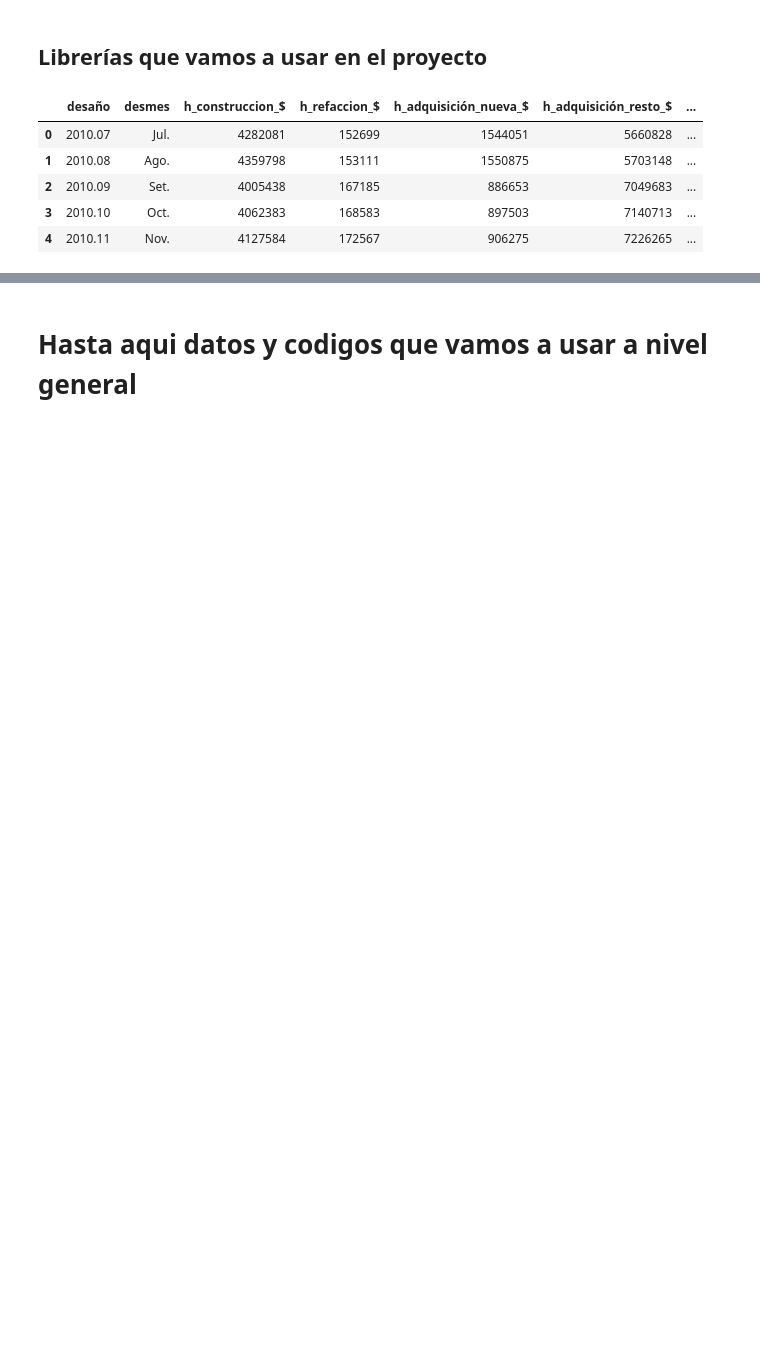
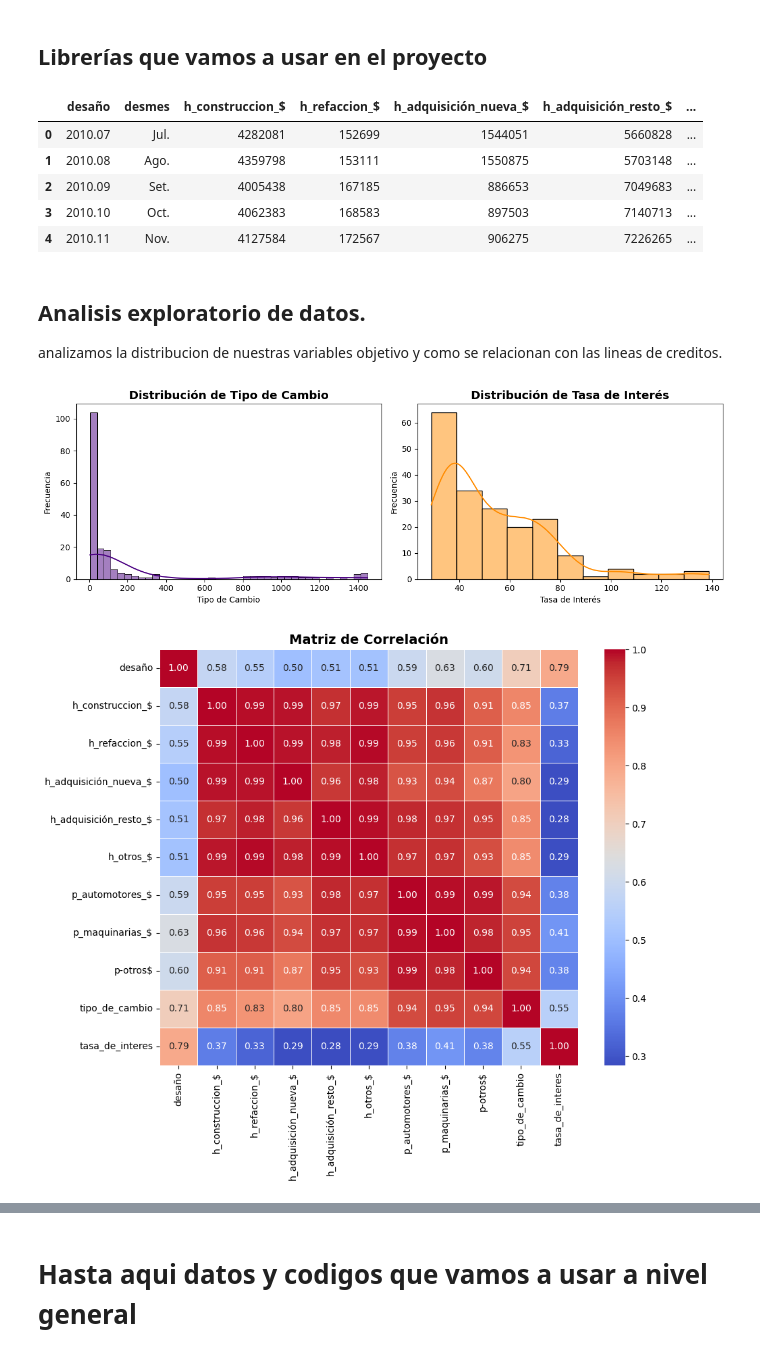
Before and after one commit to ferdinano/Aprendizaje_automatico_2026, a Jupyter notebook: Predicion tipo de cambio/notebooks/Predicción_del_Tipo_de_cambio,_Tasa_de_interes_y_Creditos.ipynb, the cells around one changed output, grey strips where cells are left out. Drawn from its saved outputs; the diff is of its cells as text; code cells hidden in the pictures; blank space fills up the shorter version.

```diff
--- a/Predicion tipo de cambio/notebooks/Predicción_del_Tipo_de_cambio,_Tasa_de_interes_y_Creditos.ipynb
+++ b/Predicion tipo de cambio/notebooks/Predicción_del_Tipo_de_cambio,_Tasa_de_interes_y_Creditos.ipynb
@@ -35,6 +43,33 @@ proyecto_df.head()
 | 2 | 2010.09 | Set. | 4005438 | 167185 | 886653 | 7049683 | ... |
 | 3 | 2010.10 | Oct. | 4062383 | 168583 | 897503 | 7140713 | ... |
 | 4 | 2010.11 | Nov. | 4127584 | 172567 | 906275 | 7226265 | ... |
+# %% [markdown]
+## Analisis exploratorio de datos.
+analizamos la distribucion de nuestras variables objetivo y como se relacionan con las lineas de creditos.
+# %%
+# Distribucion d elas varaibles objetivo
+fig, axes = plt.subplots(1, 2, figsize=(12, 4))
+sns.histplot(proyecto_df['tipo_de_cambio'], kde=True, ax=axes[0], color="indigo")
+axes[0].set_title('Distribución de Tipo de Cambio', fontsize=14, fontweight='bold')
+axes[0].set_xlabel('Tipo de Cambio')
+axes[0].set_ylabel('Frecuencia')
+sns.histplot(proyecto_df['tasa_de_interes'], kde=True, ax=axes[1], color="darkorange")
+axes[1].set_title('Distribución de Tasa de Interés', fontsize=14, fontweight='bold')
+axes[1].set_xlabel('Tasa de Interés')
+axes[1].set_ylabel('Frecuencia')
+plt.tight_layout()
+plt.show()
+
+# Matriz de correlacion
+plt.figure(figsize=(10, 8))
+# Selecionamos variables solo numericas
+columnas_numericas = proyecto_df.select_dtypes(include=[np.number])
+sns.heatmap(columnas_numericas.corr(), annot=True, cmap='coolwarm', fmt=".2f", linewidths=0.5)
+plt.title('Matriz de Correlación', fontsize=14, fontweight='bold')
+plt.show()
+# %% [output]
+[figure, added]
+[figure, added]
 # %%
 proyecto_df.describe()
 # %% [output]
```
Also changed, not shown: parts of 33 cells of this notebook.
